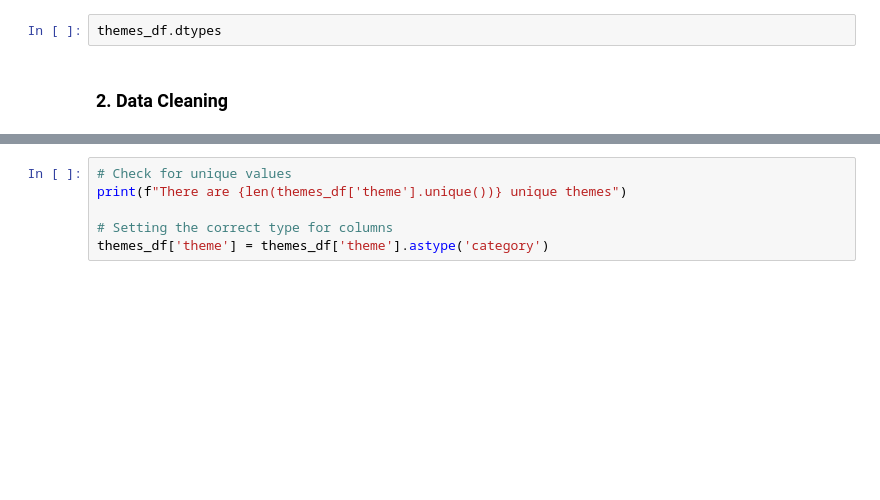
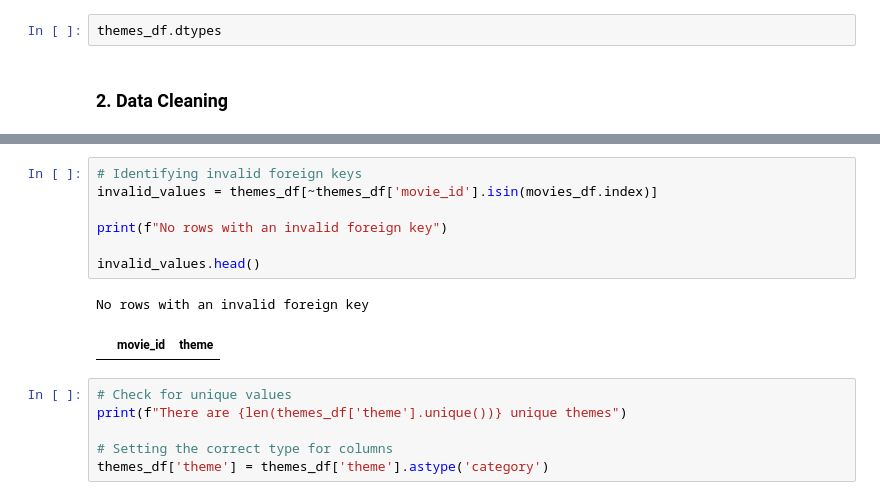
Before and after one commit to quelmitch/UNITO-IUM-TWEB, a Jupyter notebook: solution/data-analysis/data_cleaning.ipynb, the cells around one changed output, grey strips where cells are left out. Saved outputs shown, nothing was run; the diff lists cells and outputs as text; blank space fills up the shorter version.

```diff
--- a/solution/data-analysis/data_cleaning.ipynb
+++ b/solution/data-analysis/data_cleaning.ipynb
@@ -552,3 +658,13 @@ print(f"There are {themes_df.duplicated().sum()} duplicated rows")
+# %%
+# Identifying invalid foreign keys
+invalid_values = themes_df[~themes_df['movie_id'].isin(movies_df.index)]
+
+print(f"No rows with an invalid foreign key")
+
+invalid_values.head()
+# %% [output]
+No rows with an invalid foreign key
+|  | movie_id | theme |
 # %%
 # Check for unique values
 print(f"There are {len(themes_df['theme'].unique())} unique themes")
```
Also changed, not shown: parts of 21 cells of this notebook.
